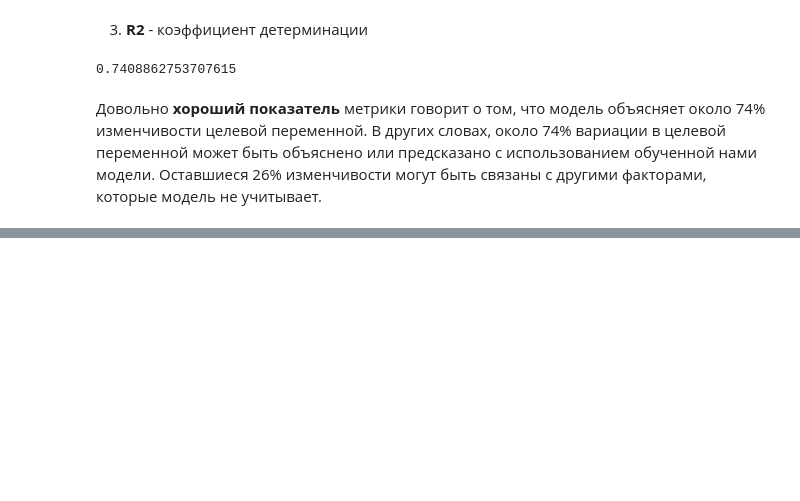
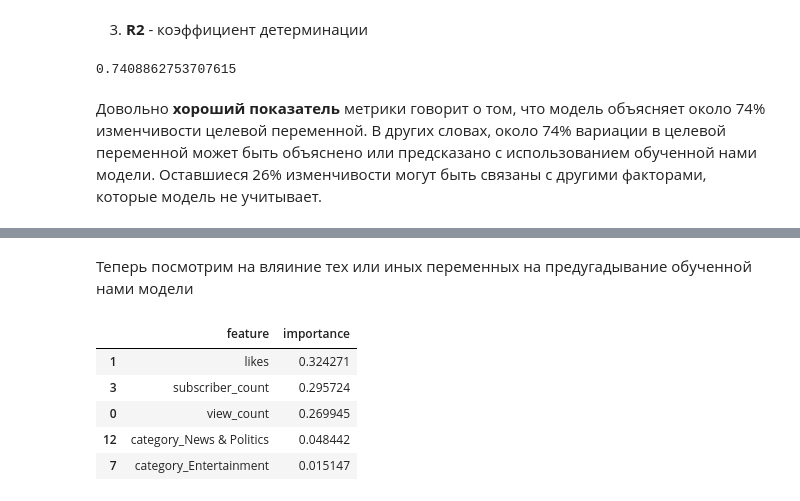
Before and after one commit to sardor014/project_andan_2023, a Jupyter notebook: ML.ipynb, the cells around one changed output, grey strips where cells are left out. Drawn from its saved outputs; the diff is of its cells as text; code cells hidden in the pictures; blank space fills up the shorter version.

```diff
--- a/ML.ipynb
+++ b/ML.ipynb
@@ -123,0 +213,10 @@ r2_score(y_test, pred)
+# %%
+model = RandomForestClassifier(n_estimators=1000,
+                               bootstrap = True,
+                               max_features = 'sqrt',
+                               random_state = 777)
+
+model.fit(X_train, y_train)
+
+pred = model.predict(X_test)
+pred_proba = model.predict_proba(X_test)[:, 1]
@@ -123,0 +292,14 @@ r2_score(y_test, pred)
+# %% [markdown]
+Теперь посмотрим на вляиние тех или иных переменных на предугадывание обученной нами модели
+# %%
+impact = pd.DataFrame({'feature': list(X_train),
+                   'importance': model.feature_importances_}).\
+                    sort_values('importance', ascending = False)
+impact.head()
+# %% [output]
+|  | feature | importance |
+| 1 | likes | 0.324271 |
+| 3 | subscriber_count | 0.295724 |
+| 0 | view_count | 0.269945 |
+| 12 | category_News & Politics | 0.048442 |
+| 7 | category_Entertainment | 0.015147 |
```
Also changed, not shown: parts of 47 cells of this notebook.
